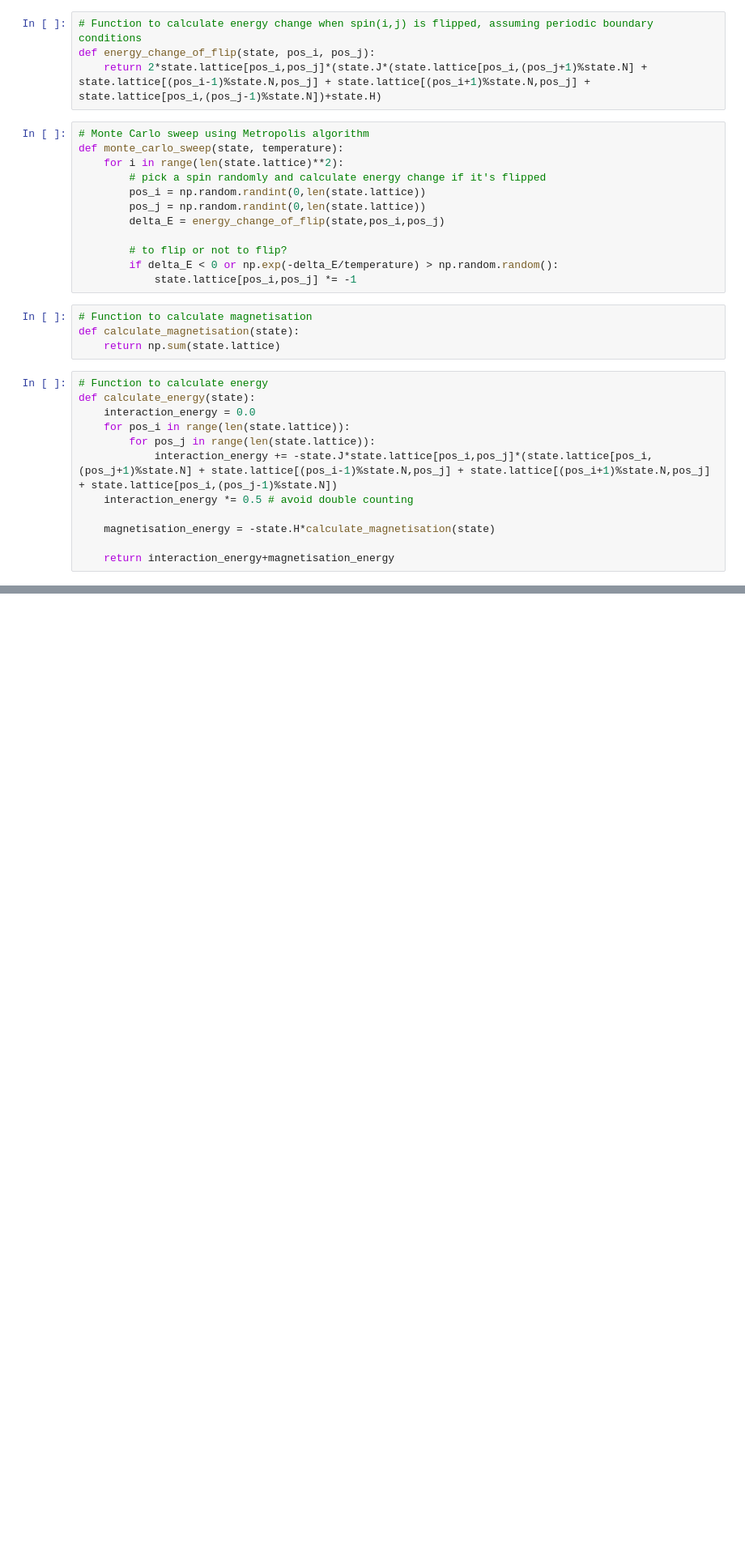
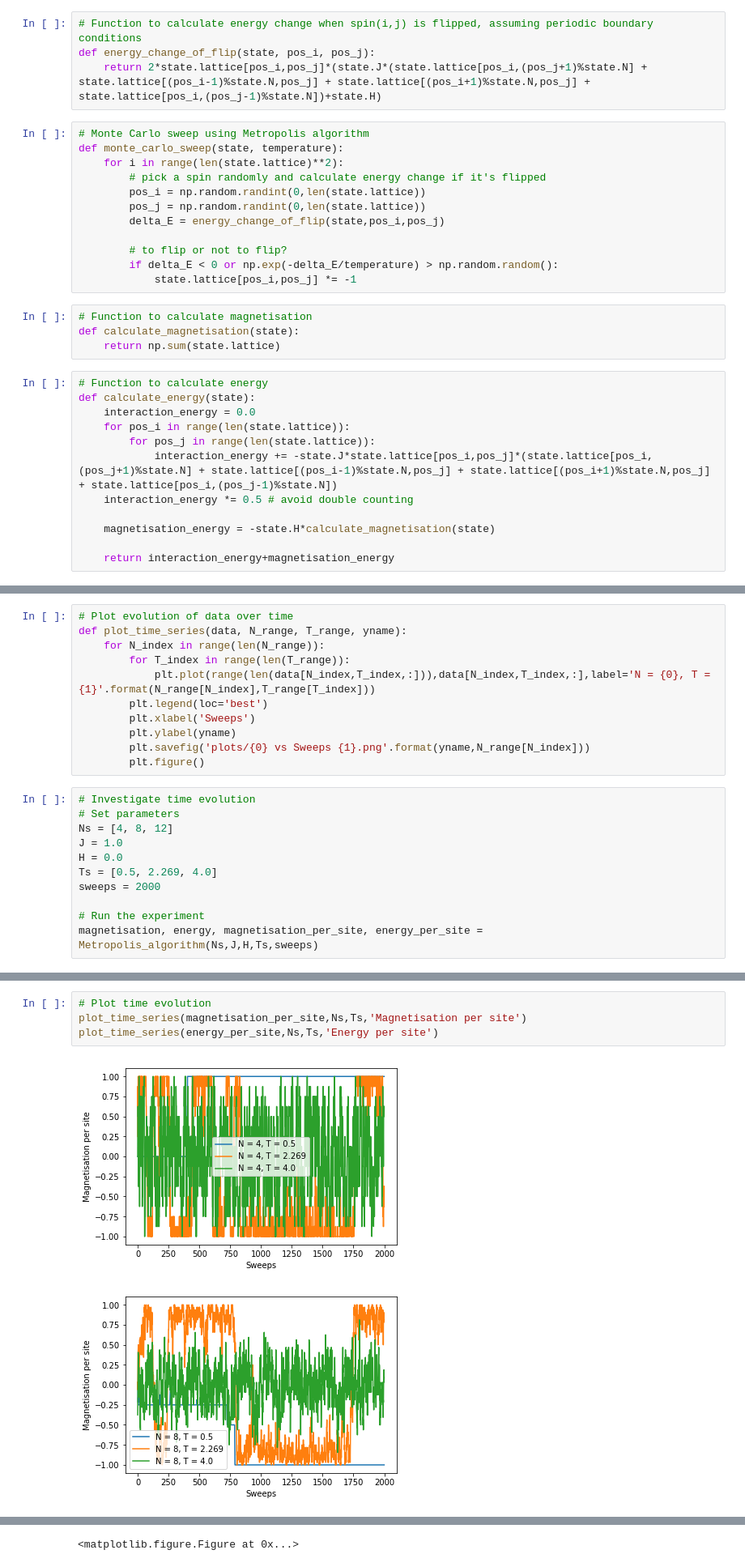
Before and after one commit to dovinhanhnguyen/Part_II_Computational_Exercises, a Jupyter notebook: project/project-dvan2.ipynb, the cells around one changed output, grey strips where cells are left out. Shown at 81% size. Cells and saved outputs as stored; diff of their text form; blank space fills up the shorter version.

```diff
--- a/project/project-dvan2.ipynb
+++ b/project/project-dvan2.ipynb
@@ -236,0 +69,22 @@ plt.figure()
+# %%
+# Plot evolution of data over time
+def plot_time_series(data, N_range, T_range, yname):
+    for N_index in range(len(N_range)):
+        for T_index in range(len(T_range)):
+            plt.plot(range(len(data[N_index,T_index,:])),data[N_index,T_index,:],label='N = {0}, T = {1}'.format(N_range[N_index],T_range[T_index]))
+        plt.legend(loc='best')
+        plt.xlabel('Sweeps')
+        plt.ylabel(yname)
+        plt.savefig('plots/{0} vs Sweeps {1}.png'.format(yname,N_range[N_index]))
+        plt.figure()
+# %%
+# Investigate time evolution
+# Set parameters
+Ns = [4, 8, 12]
+J = 1.0
+H = 0.0
+Ts = [0.5, 2.269, 4.0]
+sweeps = 2000
+
+# Run the experiment
+magnetisation, energy, magnetisation_per_site, energy_per_site = Metropolis_algorithm(Ns,J,H,Ts,sweeps)
@@ -236,0 +109,7 @@ plt.figure()
+# %%
+# Plot time evolution
+plot_time_series(magnetisation_per_site,Ns,Ts,'Magnetisation per site')
+plot_time_series(energy_per_site,Ns,Ts,'Energy per site')
+# %% [output]
+[figure, added]
+[figure, added]
@@ -236,0 +120 @@ plt.figure()
+<matplotlib.figure.Figure at 0x...>
```
Also changed, not shown: parts of 8 cells of this notebook, 14 other files.
